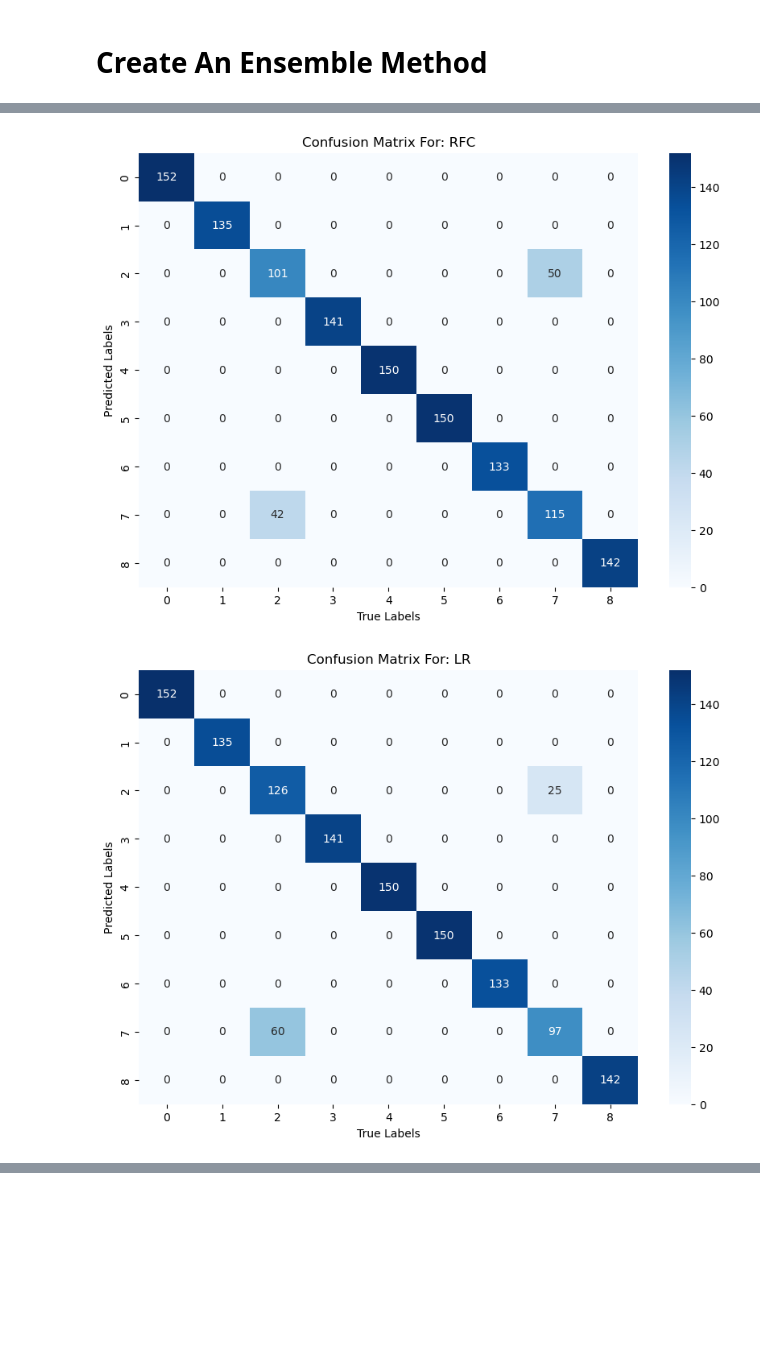
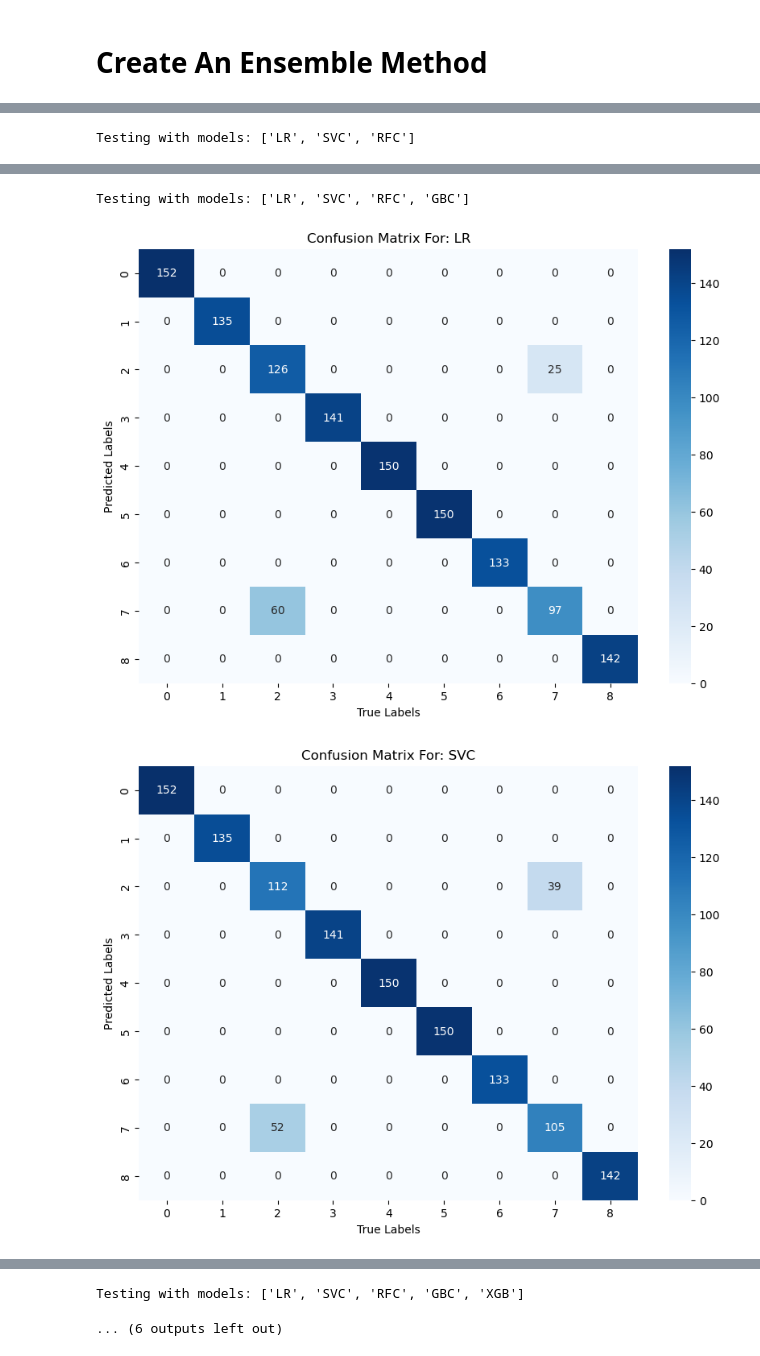
Before and after one commit to MaukanMir/Fish-Classification-Analysis, a Jupyter notebook: training.ipynb, the cells around one changed output, grey strips where cells are left out. Drawn from its saved outputs; the diff is of its cells as text; code cells hidden in the pictures; blank space fills up the shorter version.

```diff
--- a/training.ipynb
+++ b/training.ipynb
@@ -274,7 +274,7 @@ def test_stacking_models(X, y, models, model_names):
         "precision-Score":precision_metric,
       })
 
-  return pd.DataFrame(metric_tracker).sort_values(by="Test-Acc", ascending=False)
+  return metric_tracker
 # %% [markdown]
 # EDA
 # %%
@@ -580,27 +580,30 @@ The Best Param: {'model__learning_rate': 0.1, 'model__l2_leaf_reg': 1, 'model__i
 # %% [markdown]
 # Create An Ensemble Method
 # %%
-estimators= []
+
+estimators = []
 model_names = []
-stacking_models = []
+metric_tracker = []
+
+
 for model in best_models:
 
-  estimators.append(
-    (model["model_name"], model["model"])
-  )
+  if model["model_name"] == "CAT":
+    continue
+
+  estimators.append((model["model_name"], model["model"]))
   model_names.append(model["model_name"])
-  voting_hard_clf = VotingClassifier(
-    estimators=estimators,
-    voting="hard"
-  )
 
-  voting_soft_clf = VotingClassifier(
-    estimators=estimators,
-    voting="soft"
-  )
+  voting_hard_clf = VotingClassifier(estimators=estimators, voting="hard")
+  voting_soft_clf = VotingClassifier(estimators=estimators, voting="soft")
 
-  stacking_models.append(voting_hard_clf)
-  stacking_models.append(voting_soft_clf)
+  print(f"Testing with models: {model_names}")
 
-  test_stacking_models(X, y_encoded, stacking_models, model_names)
+  current_models = [voting_hard_clf, voting_soft_clf]
+
+  model_metrics = test_stacking_models(X, y_encoded, current_models, model_names)
+
+  metric_tracker.extend(model_metrics)
+
+print(pd.DataFrame(metric_tracker).sort_values(by="Test-Acc", ascending=False))
 # %% [output]
@@ -608,6 +613,8 @@ for model in best_models:
 [figure]
 [figure]
+Testing with models: ['LR', 'SVC', 'RFC']
 [figure]
 [figure]
+Testing with models: ['LR', 'SVC', 'RFC', 'GBC']
-[figure, old version]
+[figure, new version]
-[figure, old version]
+[figure, new version]
@@ -617,0 +621,2 @@ for model in best_models:
+Testing with models: ['LR', 'SVC', 'RFC', 'GBC', 'XGB']
+... (6 outputs left out)
```
Also changed, not shown: parts of 1 cell of this notebook, 3 other files.
